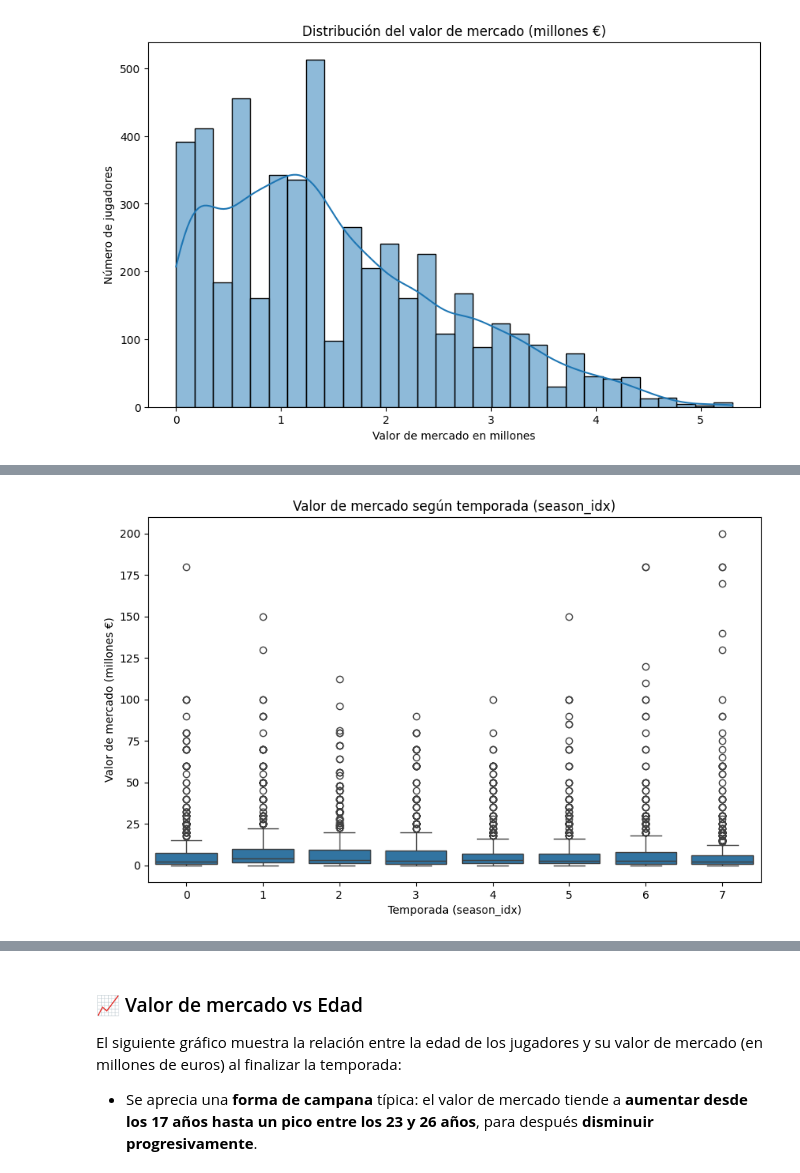
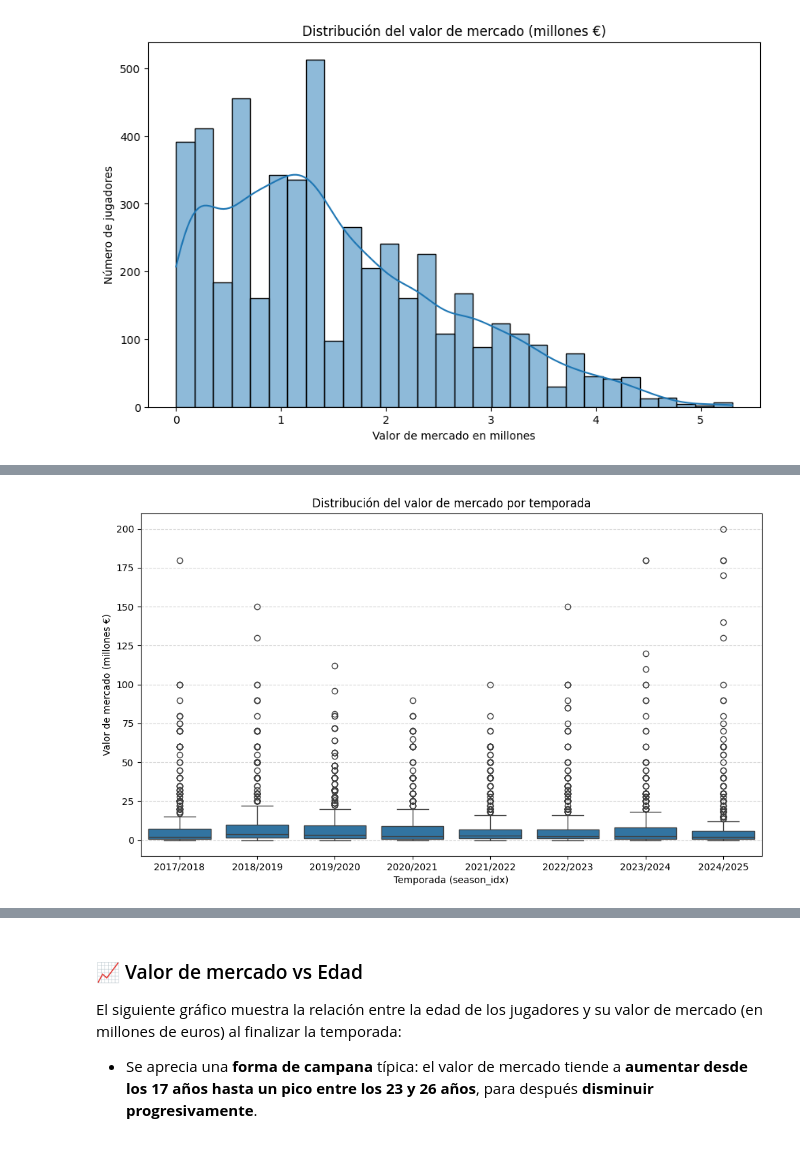
Before and after one commit to JorgeBailez/Transfer_Genius, a Jupyter notebook: EDA/eda_laliga.ipynb, the cells around one changed output, grey strips where cells are left out. Drawn from its saved outputs; the diff is of its cells as text; code cells hidden in the pictures.

```diff
--- a/EDA/eda_laliga.ipynb
+++ b/EDA/eda_laliga.ipynb
@@ -826,27 +885,15 @@ plt.show()
 # %%
 import matplotlib.pyplot as plt
 import seaborn as sns
 
 # 1) Boxplot por temporada (season_idx)
 plt.figure(figsize=(10, 6))
-sns.boxplot(data=df, x='season', y='mv_millions')
+sns.boxplot(data=df, x='Season', y='mv_millions')
 plt.title('Distribución del valor de mercado por temporada')
 plt.xlabel('Temporada (season_idx)')
 plt.ylabel('Valor de mercado (millones €)')
 plt.grid(axis='y', linestyle='--', alpha=0.5)
 plt.tight_layout()
 plt.show()
-
-# 2) Tendencia de la media de mv_millions a lo largo de las temporadas
-season_mean = df.groupby('season')['mv_millions'].mean().reset_index()
-
-plt.figure(figsize=(8, 5))
-sns.lineplot(data=season_mean, x='season_idx', y='mv_millions', marker='o')
-plt.title('Valor medio de mercado por temporada')
-plt.xlabel('Temporada (season_idx)')
-plt.ylabel('Valor medio de mercado (millones €)')
-plt.grid(True)
-plt.tight_layout()
-plt.show()
 # %% [output]
-[figure, old version]
+[figure, new version]
```
Also changed, not shown: parts of 26 cells of this notebook.
